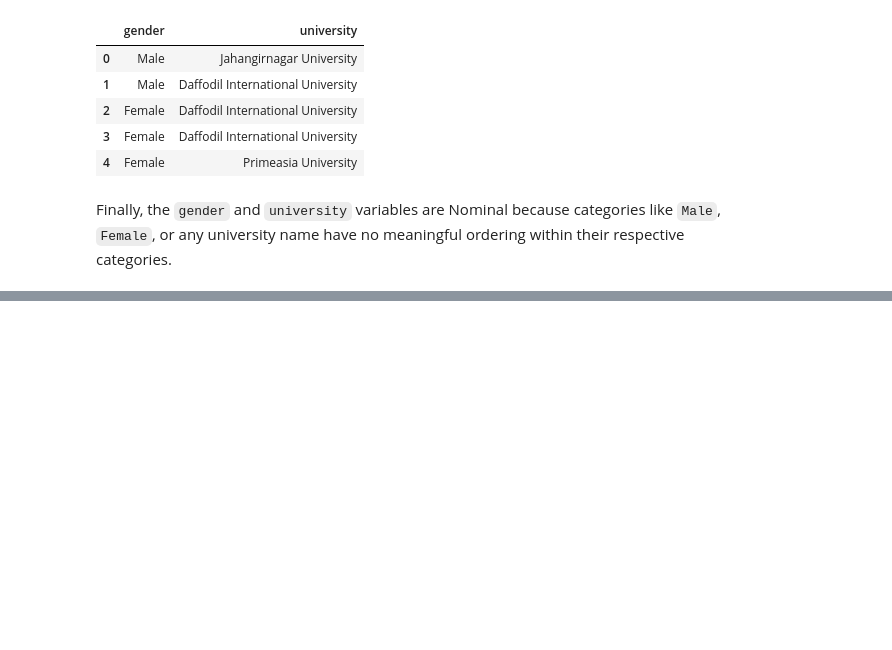
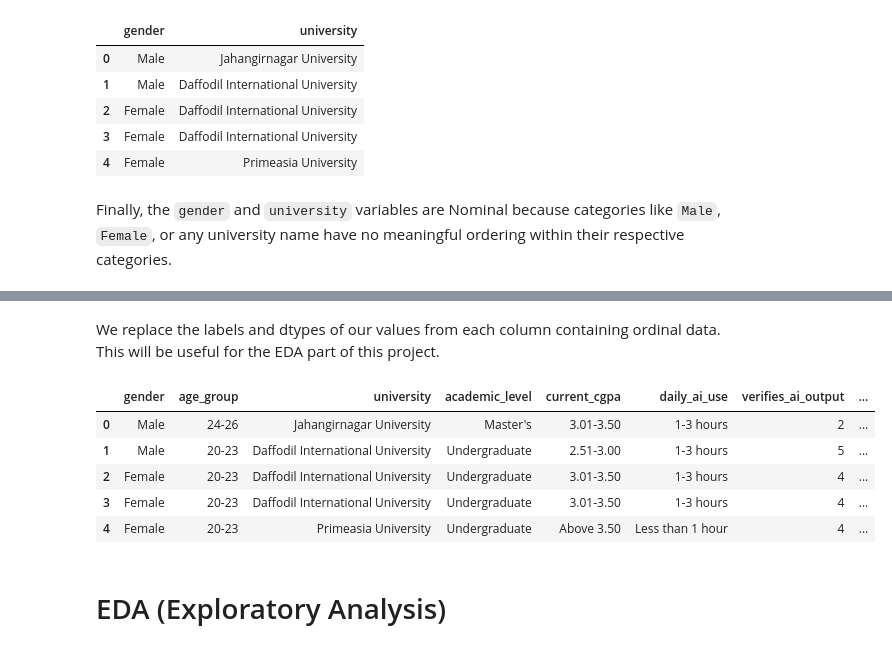
Before and after one commit to Henry6833/Henry6833.github.io, a Jupyter notebook: Milestone1.ipynb, the cells around one changed output, grey strips where cells are left out. Saved outputs shown, nothing was run; the diff lists cells and outputs as text; code cells hidden in the pictures; blank space fills up the shorter version.

```diff
--- a/Milestone1.ipynb
+++ b/Milestone1.ipynb
@@ -226,0 +252,24 @@ Finally, the `gender` and `university` variables are Nominal because categories
+# %%
+mapping ={
+    "Strongly Disagree": 1,
+    "Disagree": 2,
+    "Neutral":3,
+    "Agree":4,
+    "Strongly Agree":5
+}
+start_index = dependency_survey.columns.get_loc("verifies_ai_output")
+for col in dependency_survey.columns[start_index:]:
+  dependency_survey[col] = dependency_survey[col].map(mapping)
+# %% [markdown]
+We replace the labels and dtypes of our values from each column containing ordinal data. This will be useful for the EDA part of this project.
+# %%
+dependency_survey.head()
+# %% [output]
+|  | gender | age_group | university | academic_level | current_cgpa | daily_ai_use | verifies_ai_output | ... |
+| 0 | Male | 24-26 | Jahangirnagar University | Master's | 3.01-3.50 | 1-3 hours | 2 | ... |
+| 1 | Male | 20-23 | Daffodil International University | Undergraduate | 2.51-3.00 | 1-3 hours | 5 | ... |
+| 2 | Female | 20-23 | Daffodil International University | Undergraduate | 3.01-3.50 | 1-3 hours | 4 | ... |
+| 3 | Female | 20-23 | Daffodil International University | Undergraduate | 3.01-3.50 | 1-3 hours | 4 | ... |
+| 4 | Female | 20-23 | Primeasia University | Undergraduate | Above 3.50 | Less than 1 hour | 4 | ... |
+# %% [markdown]
+# EDA (Exploratory Analysis)
```
Also changed, not shown: parts of 15 cells of this notebook.
